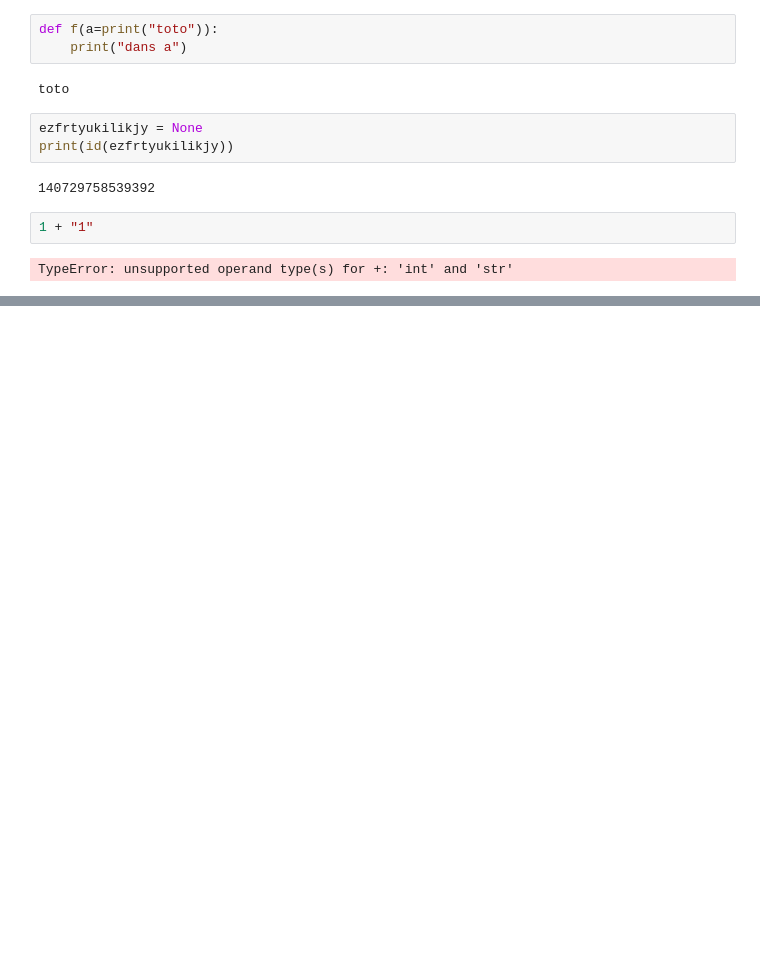
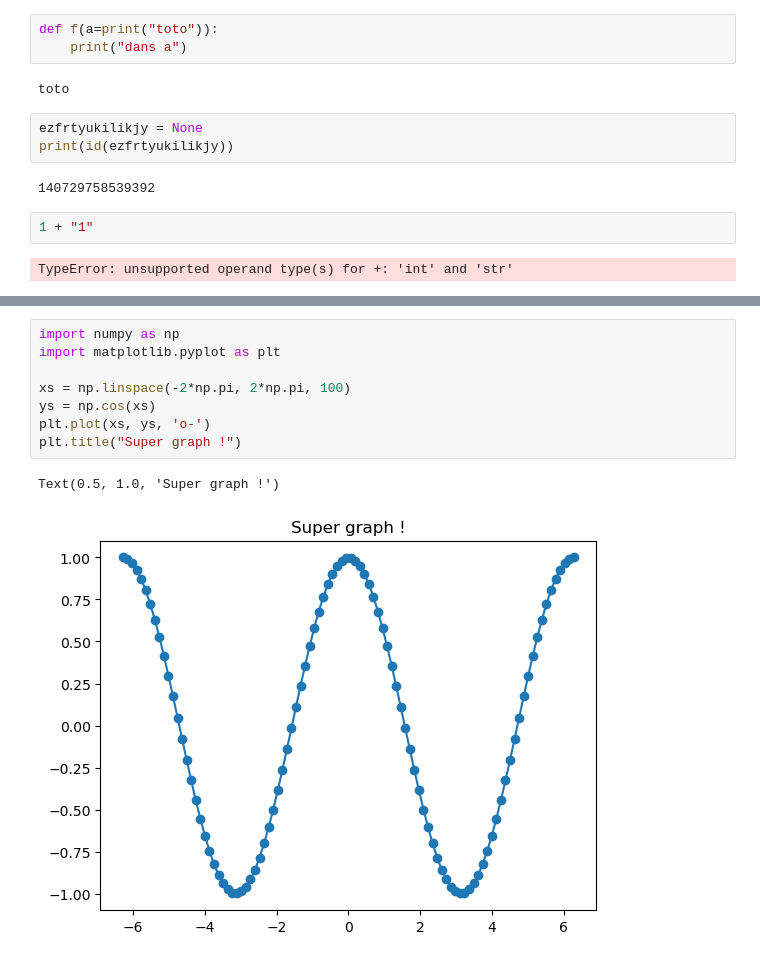
Before and after one commit to oh-ce-cours/pyt_14_novembre, a Jupyter notebook: tape_en_cours/Jour 3.ipynb, the cells around one changed output, grey strips where cells are left out. Drawn from its saved outputs; the diff is of its cells as text; blank space fills up the shorter version.

```diff
--- a/tape_en_cours/Jour 3.ipynb
+++ b/tape_en_cours/Jour 3.ipynb
@@ -350,0 +341,11 @@ plt.plot(xs, ys)
+# %%
+import numpy as np
+import matplotlib.pyplot as plt
+
+xs = np.linspace(-2*np.pi, 2*np.pi, 100)
+ys = np.cos(xs)
+plt.plot(xs, ys, 'o-')
+plt.title("Super graph !")
+# %% [output]
+Text(0.5, 1.0, 'Super graph !')
+[figure, added]
```
Also changed, not shown: parts of 5 cells of this notebook.
